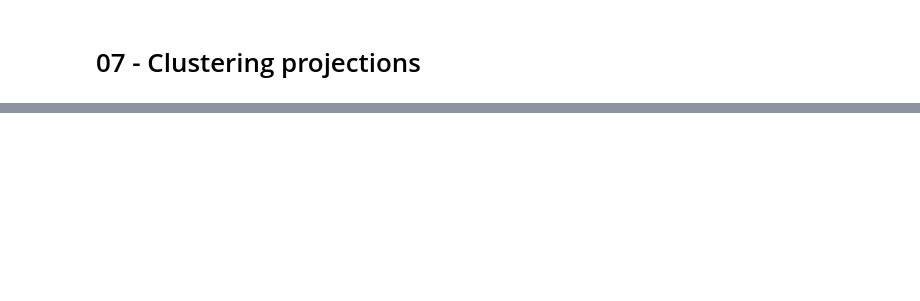
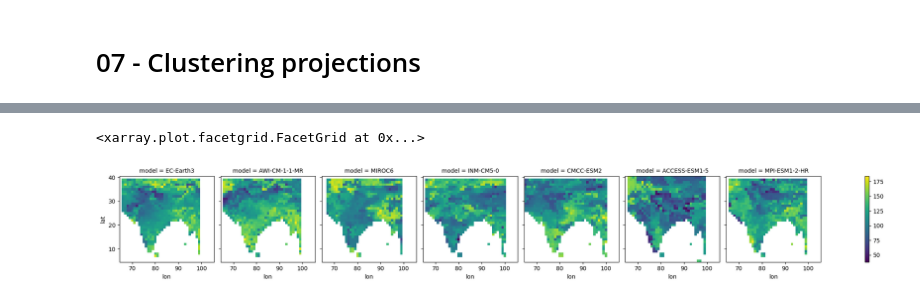
Before and after one commit to JGrassi97/XSeasonsDetect, a Jupyter notebook: notebooks/07_clustering_projections.ipynb, the cells around one changed output, grey strips where cells are left out. Cells and saved outputs as stored; diff of their text form; code cells hidden in the pictures; blank space fills up the shorter version.

```diff
--- a/notebooks/07_clustering_projections.ipynb
+++ b/notebooks/07_clustering_projections.ipynb
@@ -109,0 +115,7 @@ if not os.path.exists(results_path_file) or overwrite_results:
+# %%
+len = tot_res.sel(cluster=1) - tot_res.sel(cluster=0)
+
+len.isel(term=0).plot(col='model')
+# %% [output]
+<xarray.plot.facetgrid.FacetGrid at 0x...>
+[figure, added]
```
Also changed, not shown: parts of 11 cells of this notebook, 5 other files.
